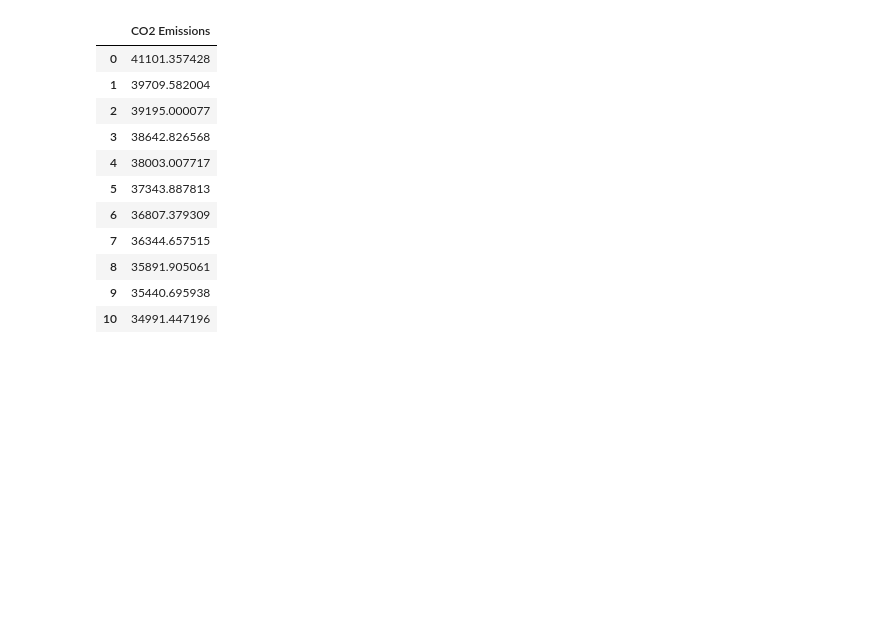
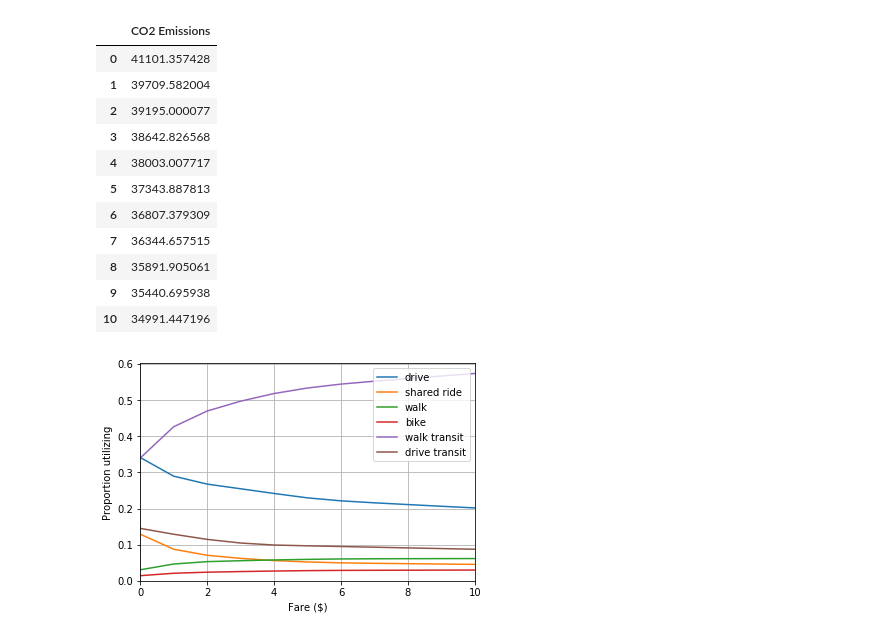
Before and after one commit to CarlinLiao/cee264, a Jupyter notebook: ps4/MNL-Forecasting.ipynb, the cells around one changed output. Cells and saved outputs as stored; diff of their text form; code cells hidden in the pictures; blank space fills up the shorter version.

Commit message:
added plots

```diff
--- a/ps4/MNL-Forecasting.ipynb
+++ b/ps4/MNL-Forecasting.ipynb
@@ -375,3 +375,18 @@ emis_evo
 | 8 | 35891.905061 |
 | 9 | 35440.695938 |
 | 10 | 34991.447196 |
+# %%
+import matplotlib.pyplot as plt
+
+for col in prob_evo:
+    plt.plot(prob_evo.index, prob_evo[col], label=col)
+plt.grid()
+plt.xlabel('Fare ($)')
+plt.ylabel('Proportion utilizing')
+plt.ylim(ymin=0)
+plt.xlim(0,10)
+plt.legend()
+
+plt.show()
+# %% [output]
+[figure, added]
```
Also changed, not shown: parts of 1 cell of this notebook.
